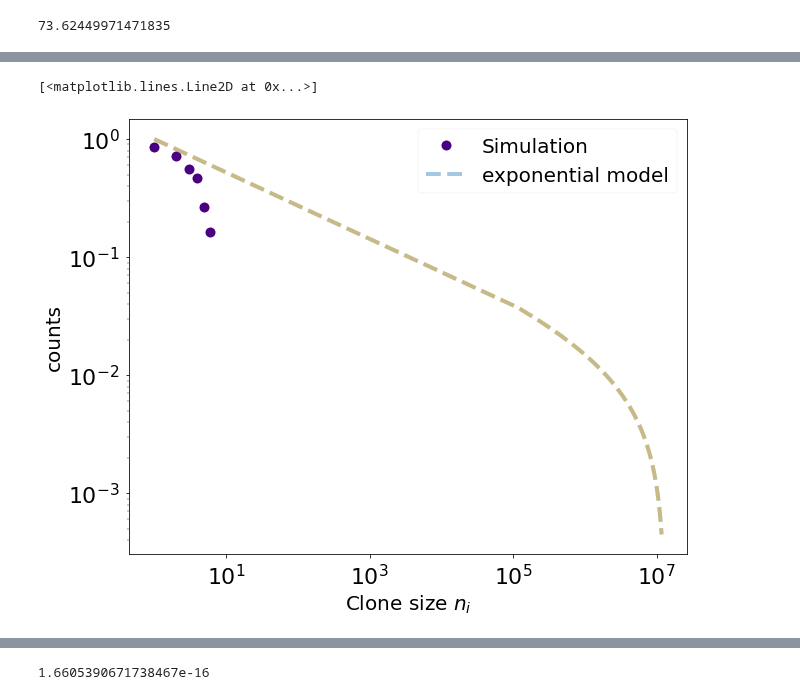
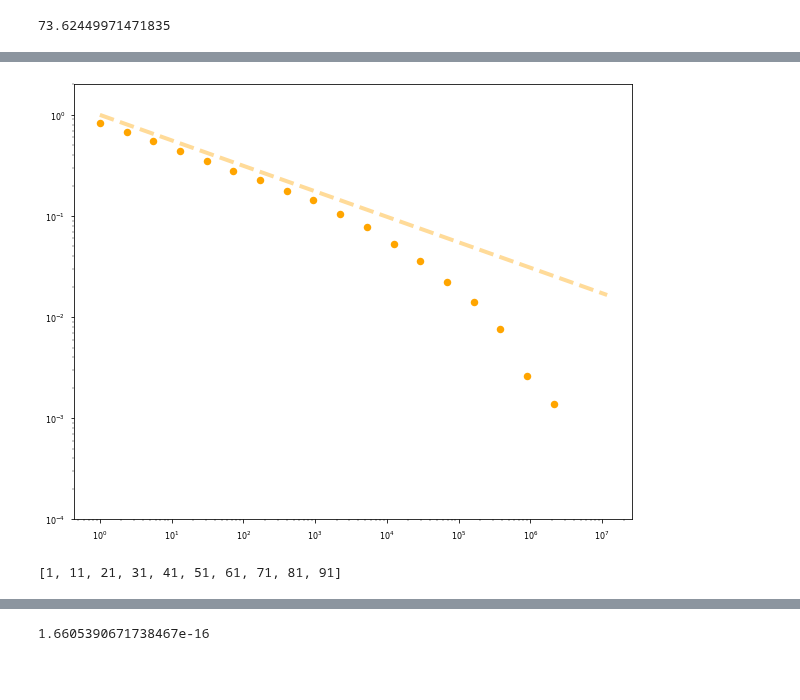
Before and after one commit to betoto008/Affinity_maturation, a Jupyter notebook: Jupyter_Notebooks/Left_tail.ipynb, the cells around one changed output, grey strips where cells are left out. Saved outputs shown, nothing was run; the diff lists cells and outputs as text; code cells hidden in the pictures; blank space fills up the shorter version.

```diff
--- a/Jupyter_Notebooks/Left_tail.ipynb
+++ b/Jupyter_Notebooks/Left_tail.ipynb
@@ -277,15 +283,30 @@ ax.plot(rho_new, (alpha/(b*beta))*(np.exp(-beta*b*to)*(rho_new*N_A)**(b)-1), lin
 # %%
 fig, ax = plt.subplots(1, 1, figsize = (10,8))
-n_bins = 50
-plot_size_distribution_ensemble_deterministic(beta= beta, b= b, nu = nu, gamma = gamma, T = T, eo = eo, dt = dt, n_bins = n_bins, density = True, popt = popt,
-                                              comment = 'left_tail', gaussian = False, exponential = True, ax = ax)
+n_bins = 100
+#plot_size_distribution_ensemble_deterministic(beta= beta, b= b, nu = nu, gamma = gamma, T = T, eo = eo, dt = dt, n_bins = n_bins, density = True, popt = popt,
+                                              #comment = 'left_tail', gaussian = False, exponential = True, ax = ax)
 
 activated_linages_size = pickle.load( open( "../../../../Dropbox/Research/Evolution_Immune_System/Text_files/ensemble_deterministic_model_linage_sizes_left_tail.pkl", "rb" ) )
 n_array = np.linspace(1,np.max(activated_linages_size), 100)
-ax.plot(n_array, ((alpha/(beta*b))*(np.exp(beta*b*(T-to))*n_array**(-b*beta)-1))/((((alpha/(beta*b))*(np.exp(beta*b*(T-to))*n_array**(-b*beta)-1)))[0]), linewidth = 4, linestyle = 'dashed', alpha = 0.4, color = 'orange', label = 'exponential model')
+#ax.plot(n_array, ((alpha/(beta*b))*(np.exp(beta*b*(T-to))*n_array**(-b*beta)-1)), linewidth = 4, linestyle = 'dashed', alpha = 0.4, color = 'orange', label = 'exponential model')
+bins = np.logspace(0, np.log10(np.max(activated_linages_size)), 20)
+#bins = np.linspace(1, np.max(activated_linages_size), 2000)
+
+data_activated_linages_log = np.histogram(activated_linages_size, bins = bins, density = True)
+ax.plot(data_activated_linages_log[1][:-1], 1 - np.cumsum(data_activated_linages_log[0]*np.diff(data_activated_linages_log[1])), marker = '.', ms = 15, linestyle = '', linewidth = 3, color = 'orange', label = 'Simulation')
+
+ax.plot(n_array, 1*n_array**(-b*beta), linewidth = 4, linestyle = 'dashed', alpha = 0.4, color = 'orange', label = 'exponential model')
+
+#ax.plot(data_activated_linages_log[1][:-1][np.where(data_activated_linages_log[0]!=0)], (np.cumsum(data_activated_linages_log[0][np.where(data_activated_linages_log[0]!=0)]*n_bins)[-1] - np.cumsum(data_activated_linages_log[0][np.where(data_activated_linages_log[0]!=0)]*n_bins))/500, marker = '.', ms = 15, linestyle = '', linewidth = 3, color = 'orange', label = 'Simulation')
+ax.set_ylim(1e-4, 2)
+ax.set_xscale('log')
+ax.set_yscale('log')
 # %% [output]
-[<matplotlib.lines.Line2D at 0x...>]
-[figure, old version]
+[figure, new version]
+# %%
+list(range(1,100,10))
+# %% [output]
+[1, 11, 21, 31, 41, 51, 61, 71, 81, 91]
 # %%
 fig, ax = plt.subplots(1, 1, figsize = (10,8))
 plot_N_total_ensemble_deterministic(beta= beta, b= b, nu = nu, gamma = gamma, T = T, initial_time = initial_time, eo = eo, dt = 0.01, popt = popt, comment = 'left_tail',
```
Also changed, not shown: parts of 7 cells of this notebook, 1 other file.
